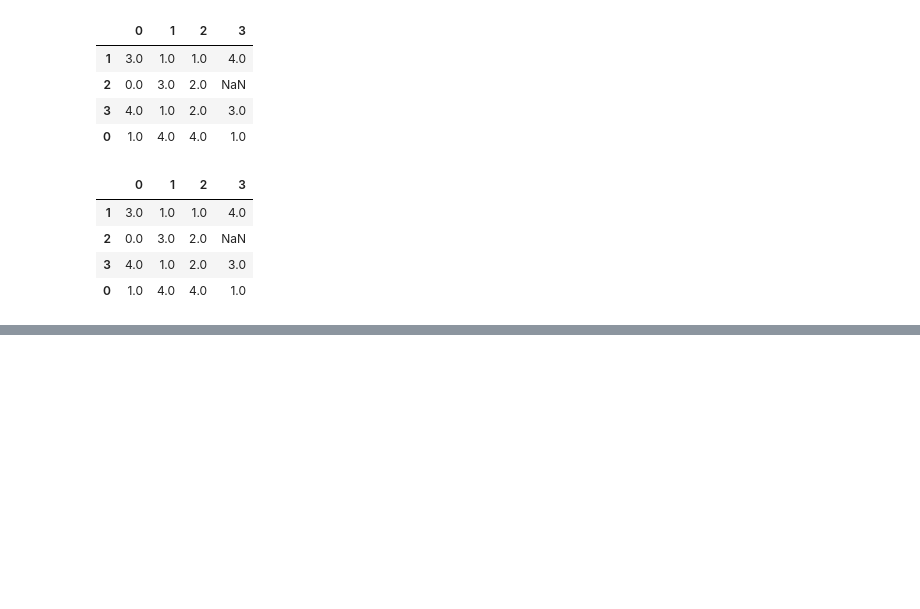
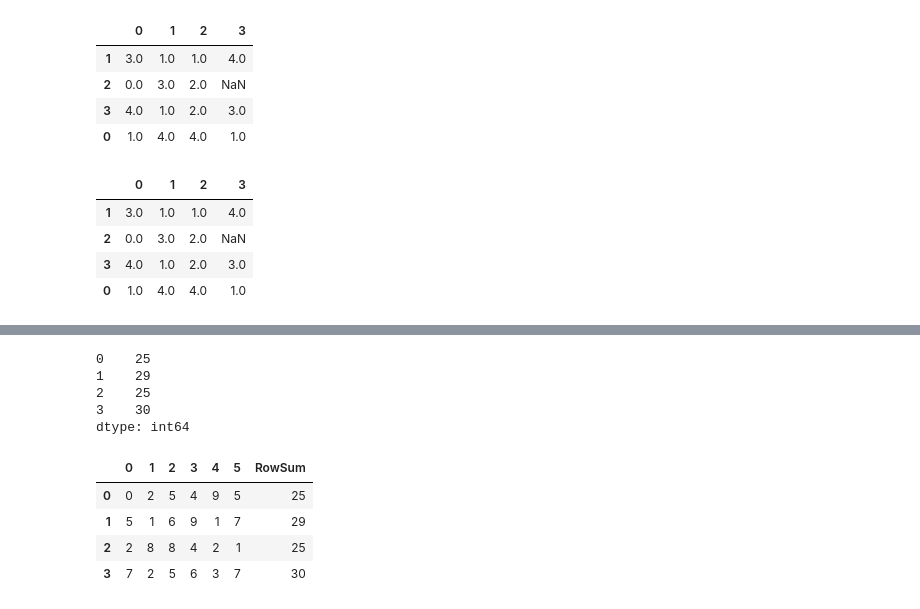
Before and after one commit to heesanggod/pythonworkspace, a Jupyter notebook: pandas_data_analysis/pandas_data_controll.ipynb, the cells around one changed output, grey strips where cells are left out. Drawn from its saved outputs; the diff is of its cells as text; code cells hidden in the pictures; blank space fills up the shorter version.

```diff
--- a/pandas_data_analysis/pandas_data_controll.ipynb
+++ b/pandas_data_analysis/pandas_data_controll.ipynb
@@ -173,0 +229,17 @@ df.sort_values(by=[2, 0])
+# %%
+df2.sum(axis=1)   # 행의 합
+# %% [output]
+0    25
+1    29
+2    25
+3    30
+dtype: int64
+# %%
+df2['RowSum'] = df2.sum(axis=1)
+df2
+# %% [output]
+|  | 0 | 1 | 2 | 3 | 4 | 5 | RowSum |
+| 0 | 0 | 2 | 5 | 4 | 9 | 5 | 25 |
+| 1 | 5 | 1 | 6 | 9 | 1 | 7 | 29 |
+| 2 | 2 | 8 | 8 | 4 | 2 | 1 | 25 |
+| 3 | 7 | 2 | 5 | 6 | 3 | 7 | 30 |
```
Also changed, not shown: parts of 25 cells of this notebook.
